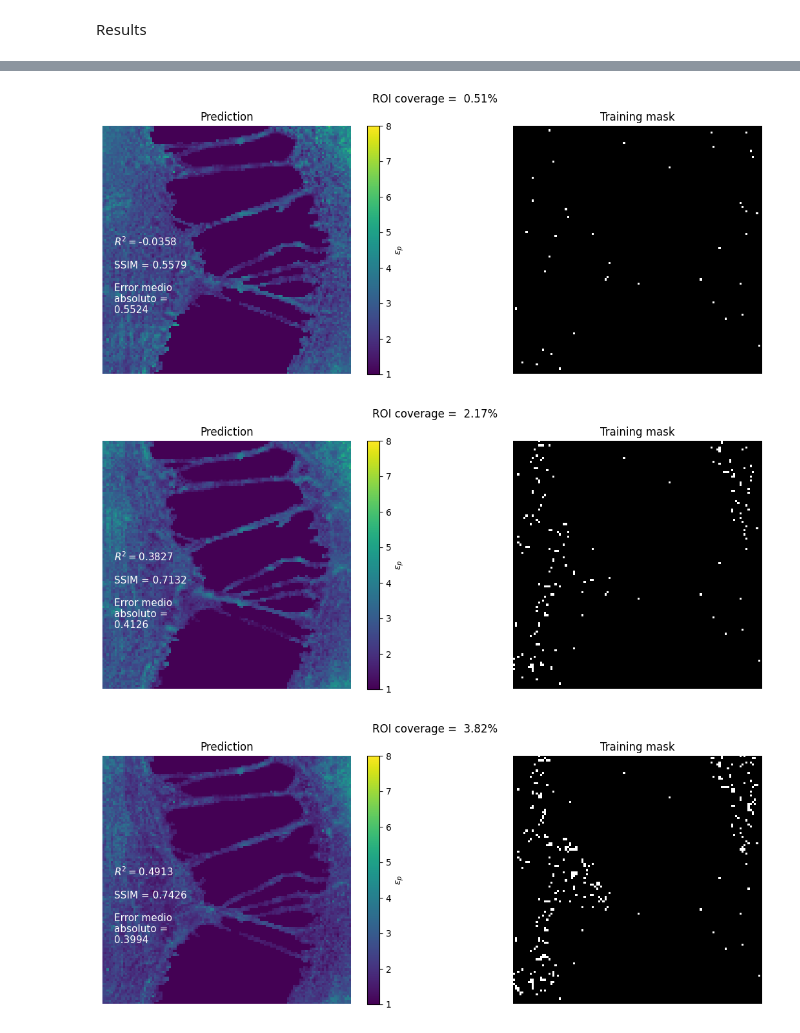
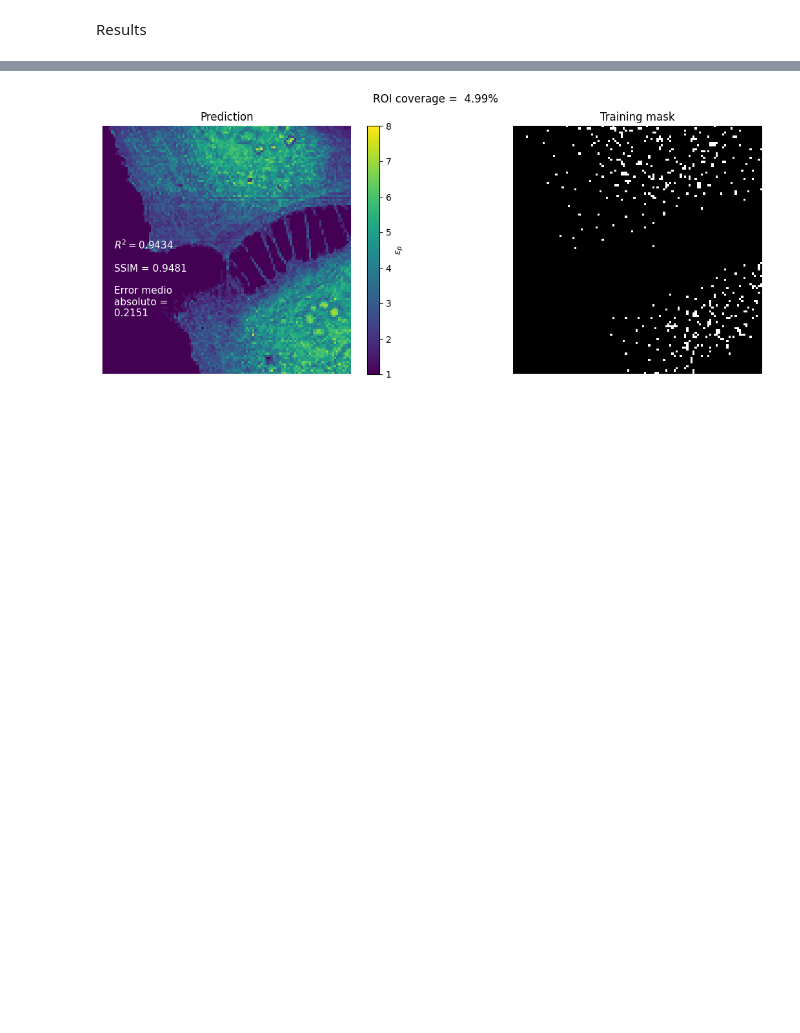
Before and after one commit to mcanoibec/fast_smart_scanning, a Jupyter notebook: work_directory/other_examples/NN_Smart_Drive_Bueno.ipynb, the cells around one changed output, grey strips where cells are left out. Saved outputs shown, nothing was run; the diff lists cells and outputs as text; code cells hidden in the pictures; blank space fills up the shorter version.

```diff
--- a/work_directory/other_examples/NN_Smart_Drive_Bueno.ipynb
+++ b/work_directory/other_examples/NN_Smart_Drive_Bueno.ipynb
@@ -69,16 +69,16 @@ batch_sz=200
 #topo_area_dim=9
 use_last_curves=1
 
-name='efm7'
-curves_file=rf'd:\NN_Ep\pre_processed_curves\efm7_curves_calibrated.npy'
-topography_file=rf'd:\rawData\Datos_Small_R_Mauricio\Datos_Small_R_Mauricio\EFM7\EFM7 Topography Flattened_Mirror.txt'
-ref_file=rf"d:\rawData\Datos_Small_R_Mauricio\Datos_Small_R_Mauricio\EFM7\ep_TopoRecostruction.txt"
+name='efm9'
+curves_file=rf'd:\NN_Ep\pre_processed_curves\efm9_curves_calibrated.npy'
+topography_file=rf'd:\rawData\Datos_Small_R_Mauricio\Datos_Small_R_Mauricio\EFM9\EFM9 Topography Flattened_nm.txt'
+ref_file=rf"d:\rawData\Datos_Small_R_Mauricio\Datos_Small_R_Mauricio\EFM9\EFM9_full_ep_map_corrected.txt"
 raw_curves_folder=0
 curves_max_limit=1000
 calibrate_curves=1
-nu_dim=120
+nu_dim=118
 ref_flip=1
-topo_flip=1
+topo_flip=0
 # %% [markdown]
 Data Import
 # %%
@@ -164,10 +164,10 @@ Data Pre-Processing
 #EFM7: binary_threshold=0.095, object_size=4, hole_size=15, m_thresh=0.44
 #EFVM: binary_threshold=0.05, object_size=2, hole_size=2, m_thresh=0.785
 
-binary_threshold=0.095
-object_size=4
-hole_size=15
-m_ep_thresh=0.44
+binary_threshold=0.01
+object_size=3
+hole_size=30
+m_ep_thresh=0.30
 
 bin=mask_from_topo(T,binary_threshold,object_size,hole_size)
 
@@ -320,6 +320,11 @@ ratios_all = []
 tot_erds_all = []
 count = 0
 new_idxs = copy(init_pattern)
+ssim_all=[]
+rsqr_all=[]
+mae_all=[]
+
+
 
 train_mask=np.zeros(nu_dim**2)
 for i in recon_nometal_index:
@@ -332,7 +337,7 @@ train_ratios_all.append(train_ratio.copy())
 reg=copy(reg_og)
 
 n_scan_points = int(0.05 * len(cell_index))
-stops=np.array(np.linspace(0, n_scan_points-1, 4)).astype(int)
+stops=np.array(np.linspace(0, n_scan_points-1, 10)).astype(int)
 folder=rf'd:\Exports\pres240510'
 
 k=0
@@ -518,11 +523,15 @@ while train_mask_still.sum() < n_scan_points:
         rsqr_cell=np.round(r2_score(y_cell, res_cell), decimals=4)
         mae_cell=mean_absolute_error(y_cell, res_cell)
 
-        filename=rf'{name}_{int(train_ratios_all[-1] * 10000)}_pct_smart_drive'
-        img_export(filename, folder, full_img_roi, full_vec_roi, topography_file, nu_dim)
-        histogram_export(full_vec_roi, filename, folder)
+        #filename=rf'{name}_{int(train_ratios_all[-1] * 10000)}_pct_smart_drive'
+        #img_export(filename, folder, full_img_roi, full_vec_roi, topography_file, nu_dim)
+        #histogram_export(full_vec_roi, filename, folder)
 
-        plt.figure(figsize=[14, 5])
+        ssim_all.append(ssim_score.copy())
+        rsqr_all.append(rsqr_cell.copy())
+        mae_all.append(mae_cell.copy())
+
+        '''plt.figure(figsize=[14, 5])
         plt.subplot(1,2,1)
         plt.imshow(full_img_roi, vmin=1, vmax=8)
         plt.title('Prediction')
@@ -535,7 +544,7 @@ while train_mask_still.sum() < n_scan_points:
         plt.axis('off')
         plt.title('Training mask')
         plt.suptitle(f'ROI coverage = {(train_ratios_all[-1] * 100): 3.2f}%')
-        plt.show()
+        plt.show()'''
     k=k+1
 
 
@@ -579,33 +588,34 @@ full_img_roi=np.reshape(full_vec_roi,(nu_dim,nu_dim))
 
 res_cell=np.array(full_vec_roi[cell_index])
 full_vec_cell=np.zeros(nu_dim**2)+1
 for i in np.arange(len(cell_index)):
     full_vec_cell[cell_index[i]]=res_cell[i]
 full_img_cell=np.reshape(full_vec_cell,(nu_dim,nu_dim))
 
 
 ssim_score = np.round(ssim(y_mat, full_img_cell, data_range=full_img_cell.max() - full_img_cell.min()), decimals=4)
 rsqr_cell=np.round(r2_score(y_cell, res_cell), decimals=4)
 mae_cell=mean_absolute_error(y_cell, res_cell)
 
 
 plt.figure(figsize=[14, 5])
 plt.subplot(1,2,1)
 plt.imshow(full_img_roi, vmin=1, vmax=8)
 plt.title('Prediction')
 plt.axis('off')
 plt.colorbar(label="$ε_p$")
 plt.text(5, 90, "$R^2 = $"+str(rsqr_cell)+"\n\nSSIM = "+str(ssim_score)+"\n\nError medio\nabsoluto = \n"+str(np.round(mae_cell, decimals=4)), fontsize=11, color="#fff")
 
 plt.subplot(1,2,2)
 plt.imshow(train_masks_all[-1], cmap="gray")
 plt.axis('off')
 plt.title('Training mask')
 plt.suptitle(f'ROI coverage = {(train_ratios_all[-1] * 100): 3.2f}%')
 plt.show()
 
 recons_fast_all.append(full_img_roi.copy())
+ssim_all.append(ssim_score.copy())
+rsqr_all.append(rsqr_cell.copy())
+mae_all.append(mae_cell.copy())
 # %% [output]
-[figure, old version]
+[figure, new version]
-[figure, removed]
-[figure, removed]
```
Also changed, not shown: parts of 9 cells of this notebook, 15 other files.
